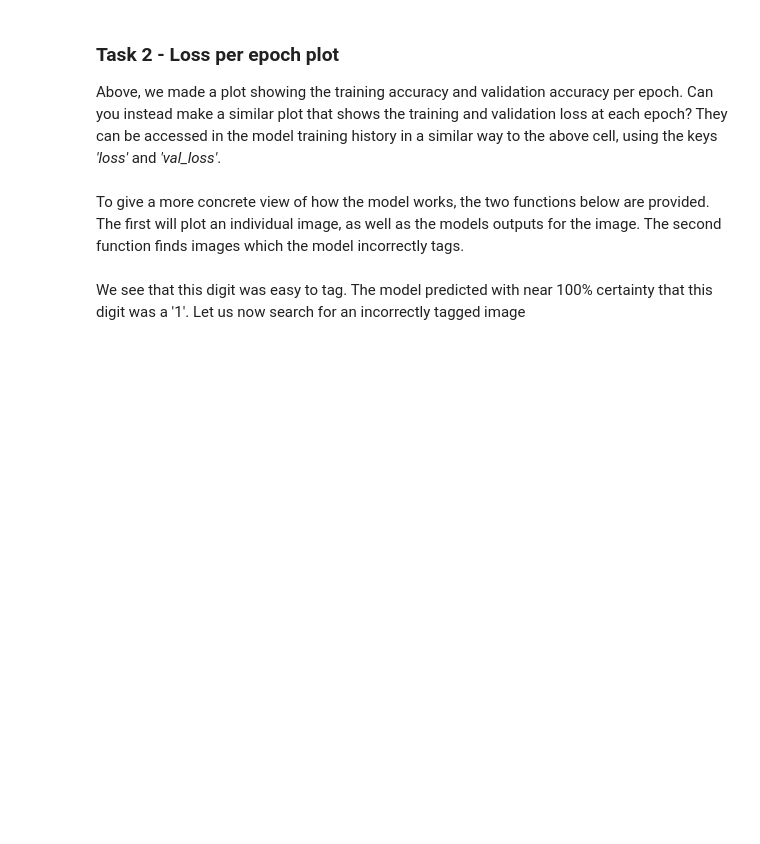
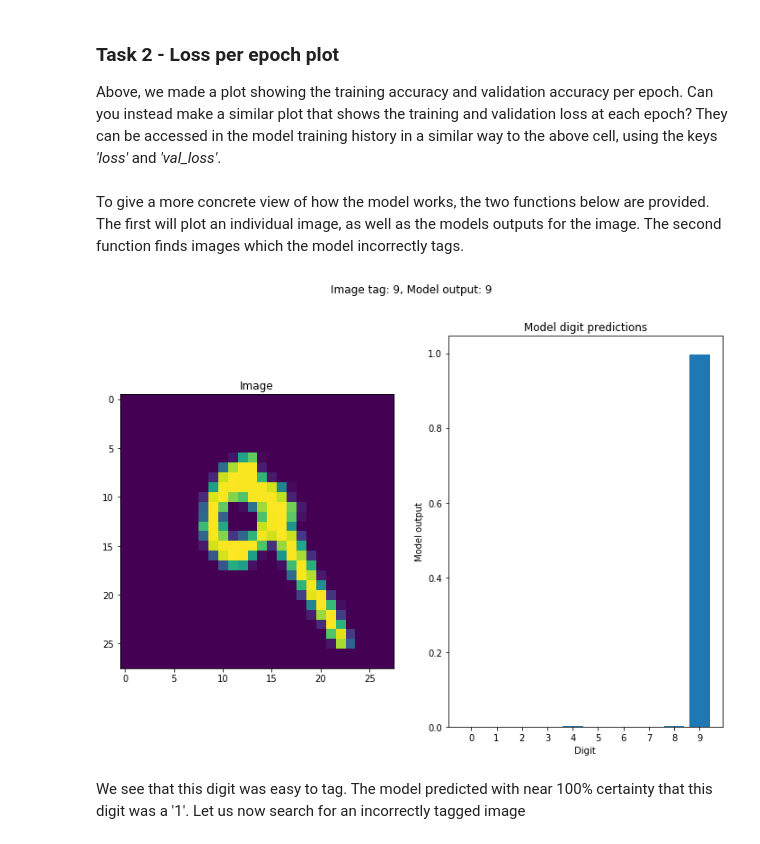
Before and after one commit to nikitapond/in2HEP, a Jupyter notebook: notebooks/MNIST.ipynb, the cells around one changed output. Cells and saved outputs as stored; diff of their text form; code cells hidden in the pictures; blank space fills up the shorter version.

```diff
--- a/notebooks/MNIST.ipynb
+++ b/notebooks/MNIST.ipynb
@@ -220,7 +251,9 @@ def FindNextWrongPrediction(model, x, y, index=0):
     return -1
 # %%
 # Plot a digit, as well as the models output
-PlotModelOutput(model, X_test, Y_test, 2)
+PlotModelOutput(model, X_test, Y_test, 7)
+# %% [output]
+[figure, added]
 # %% [markdown]
 We see that this digit was easy to tag. The model predicted with near 100% certainty that this digit was a '1'.
 Let us now search for an incorrectly tagged image
```
Also changed, not shown: parts of 20 cells of this notebook, 1 other file.
